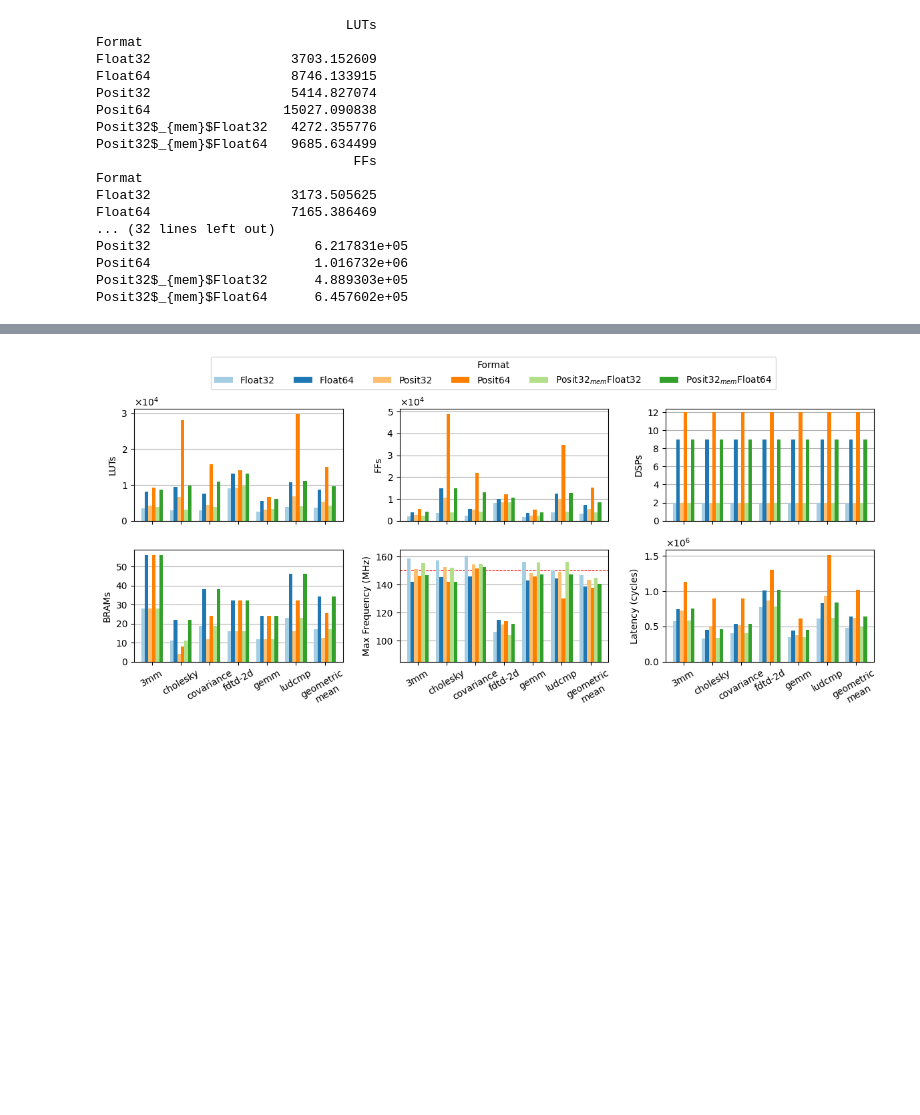
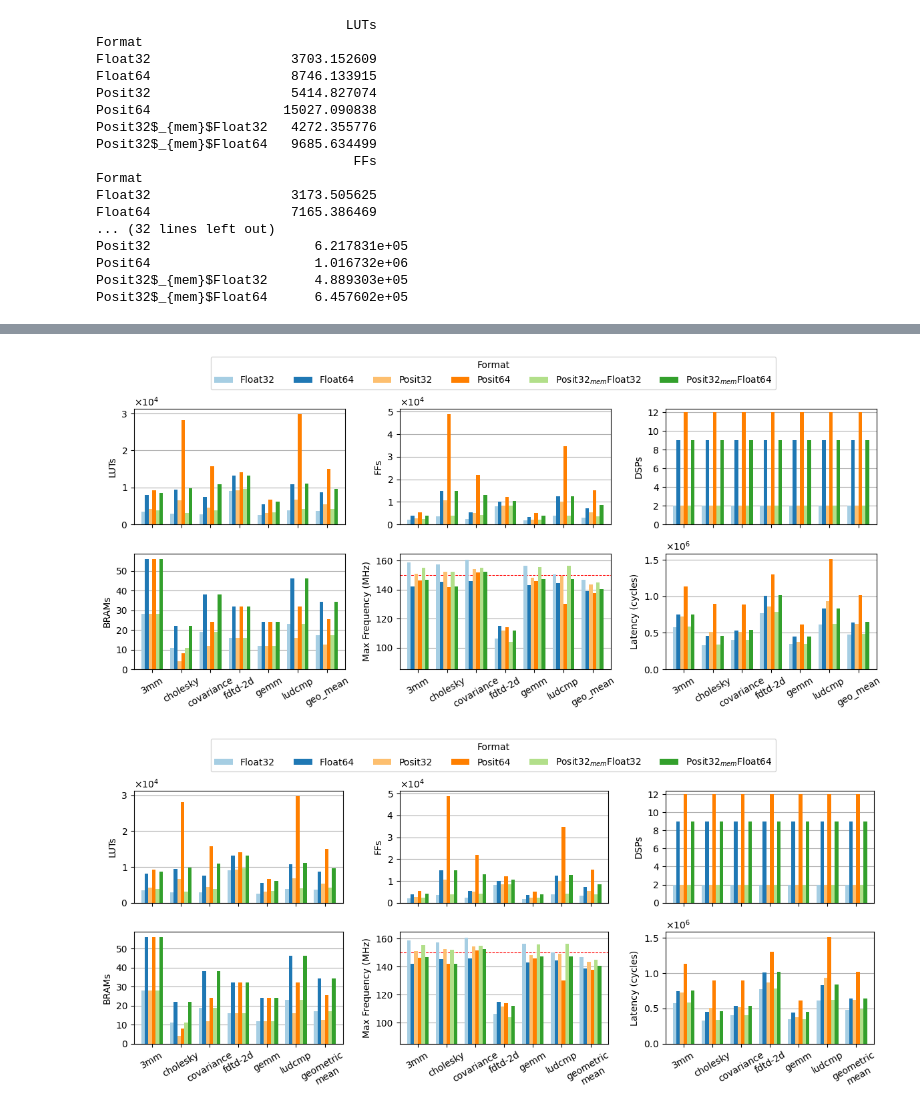
Before and after one commit to artecs-group/posit-hls, a Jupyter notebook: plots/plot_bambu_polybench.ipynb, the cells around one changed output, grey strips where cells are left out. Cells and saved outputs as stored; diff of their text form; code cells hidden in the pictures; blank space fills up the shorter version.

Commit message:
Thesis plots

```diff
--- a/plots/plot_bambu_polybench.ipynb
+++ b/plots/plot_bambu_polybench.ipynb
@@ -333,6 +343,8 @@ m_df = df[['Benchmark', 'Format', 'LUTs']].pivot(
     index='Benchmark', columns='Format', values='LUTs')
 
 m_df
+
+g_mean = gmean(m_df, axis=0)
 
 # dtt = pd.concat([m_df, g_mean.T])
 # print(dtt.keys)
@@ -340,7 +352,7 @@ m_df
 # m_df.keys
 # # type(m_df)
 # # m_df.mean(axis=0)
-m_df.loc['geo_mean'] = g_mean.T.values[0]
+m_df.loc['geo_mean'] = g_mean.T
 m_df
 # %% [output]
 | Format | Float32 | Float64 | Posit32 | Posit32$_{mem}$Float32 | Posit32$_{mem}$Float64 | Posit64 |
@@ -377,10 +422,3 @@ Posit32                     6.217831e+05
 Posit64                     1.016732e+06
 Posit32$_{mem}$Float32      4.889303e+05
 Posit32$_{mem}$Float64      6.457602e+05
-# %%
-# Print all geometric means
-
-for i, metric in enumerate(METRICS):
-    g_mean = df[['Benchmark', 'Format', metric]].groupby(
-        'Format', sort=False).prod().pow(1 / len(BENCHMARKS))
-    print(g_mean)
@@ -405,3 +425,88 @@ Posit32$_{mem}$Float64      6.457602e+05
+# %%
+fig, axs = plt.subplots(2, 3, sharex=True,
+                        figsize=(12, 5)
+                        )
+colors = ['#a6cee3', '#1f78b4', '#fdbf6f', '#ff7f00', '#b2df8a', '#33a02c',
+          '#a6cee3', '#1f78b4', '#fdbf6f', '#ff7f00', '#b2df8a', '#33a02c']
+
+for i, metric in enumerate(METRICS):
+    log_y = metric in ['Cycles'] and False
+
+    # GEOMETRIC MEAN
+    # if metric != 'DSPs':
+    # g_mean = (df.loc[df['Benchmark'] != 'seidel-2d'])[['Benchmark', 'Format', metric]].groupby('Format').prod().pow(1 / 7)
+    # g_mean = df[['Benchmark', 'Format', metric]].groupby(
+    #     'Format', sort=False).prod().pow(1 / len(BENCHMARKS))
+    # g_mean = g_mean.rename(columns = {'LUTs':'geometric\nmean'})
+    # # g_mean.plot(ax=axs[int(i/3),i%3],
+    # #             kind='line')
+    # for j, v in enumerate(g_mean.values):
+    #     axs[int(i/3),i%3].hlines(v, xmin=-1, xmax=8,
+    #                             color = colors[j],
+    #                             linestyle=(j, (4, 3, 1, 3)),
+    #                             # linestyle='-.',
+    #                             linewidth=0.75,
+    #                             zorder=2)
+
+    # VALUE BAR PLOT
+    m_df = df[['Benchmark', 'Format', metric]].pivot(
+        index='Benchmark', columns='Format', values=metric)
+
+    m_df.loc['geo_mean'] = gmean(m_df, axis=0).T
+
+    m_df = m_df[['Float32', 'Float64', 'Posit32', 'Posit64',
+                 'Posit32$_{mem}$Float32', 'Posit32$_{mem}$Float64']]
+    # m_df.loc['geometric\nmean'] = g_mean.T[['Float32', 'Float64', 'Posit32', 'Posit64','Posit32$_{mem}$Float32', 'Posit32$_{mem}$Float64']].values[0]
+    ax = m_df.plot(ax=axs[int(i/3), i % 3],
+                   # x='Test',
+                   kind='bar',
+                   stacked=False,
+                   logy=log_y,
+                   ylabel=metric,
+                   color=colors,
+                   rot=30,
+                   legend=False,
+                   zorder=2,
+                   width=0.75,
+                   # colormap=cmap,
+                   # title='Grouped Bar Graph with dataframe'
+                   )
+
+    ax.grid(axis='y', zorder=0)
+    ax.set_xlabel('')
+
+
+# Some adjustments
+# DSPs plot
+axs[0, 2].set_ylim(0, 12.4)
+axs[0, 2].set_yticks(range(0, 14, 2))
+# Highlight target frequency
+axs[1, 1].set_ylim(85, 165)
+axs[1, 1].axhline(y=150, color='red', linestyle='--', linewidth=0.75, zorder=1)
+# Y Axis format
+axs[1, 2].ticklabel_format(axis='y', style='sci',
+                           scilimits=(0, 0), useMathText='True')
+axs[0, 1].ticklabel_format(axis='y', style='sci',
+                           scilimits=(0, 0), useMathText='True')
+axs[0, 0].ticklabel_format(axis='y', style='sci',
+                           scilimits=(0, 0), useMathText='True')
+
+
+# Set global legend
+axLine, axLabel = axs[1, 1].get_legend_handles_labels()
+fig.legend(axLine, axLabel,
+           loc='upper center',
+           ncol=6,
+           title='Format',
+           bbox_to_anchor=(0.5, 1.1)
+           )
+
+
+fig.tight_layout()
+# plt.savefig("bambu_polybench.pdf", bbox_inches="tight")
+plt.show()
+# %% [output]
+[figure, added]
 # %%
 fig, axs = plt.subplots(2, 3, sharex=True,
                         figsize=(12, 5)
```
Also changed, not shown: parts of 7 cells of this notebook, 17 other files.
